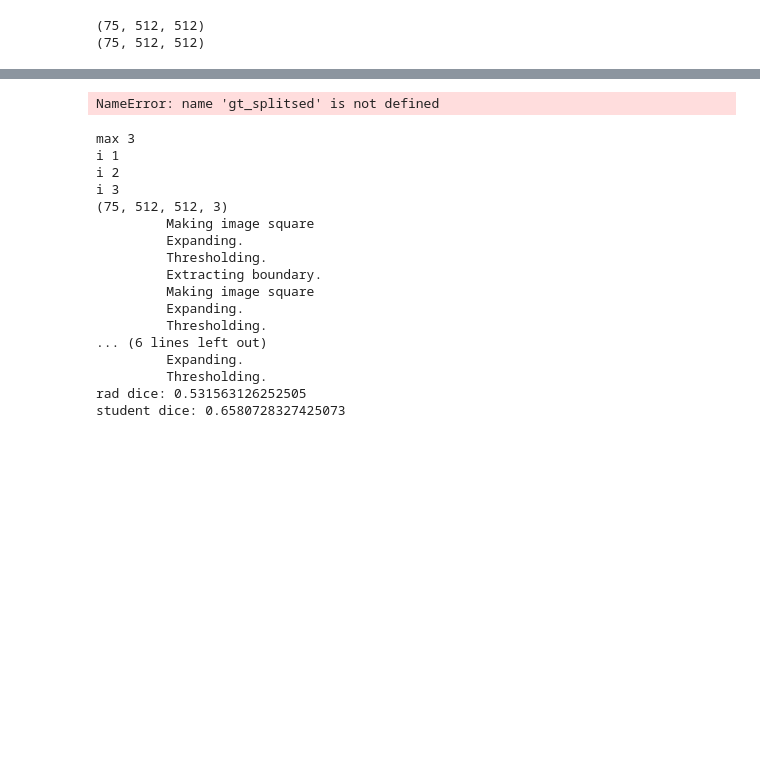
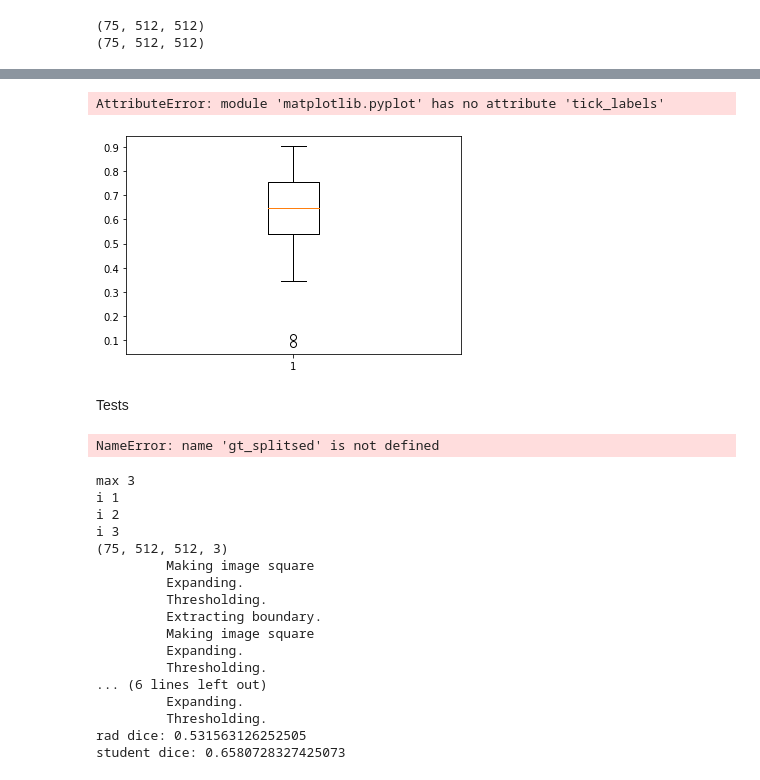
Before and after one commit to Samuel-van-Gurp/MEP, a Jupyter notebook: segmentation/nnUNet/segment_eval.ipynb, the cells around one changed output, grey strips where cells are left out. Saved outputs shown, nothing was run; the diff lists cells and outputs as text; code cells hidden in the pictures; blank space fills up the shorter version.

```diff
--- a/segmentation/nnUNet/segment_eval.ipynb
+++ b/segmentation/nnUNet/segment_eval.ipynb
@@ -367,3 +388,12 @@ def run_dice(segmentation_folder, gt_folder):
+# %%
+plt.boxplot(dice_scores)
+
+plt.show()
+# %% [output]
+AttributeError: module 'matplotlib.pyplot' has no attribute 'tick_labels'
+[figure, added]
+# %% [markdown]
+Tests
 # %%
 scan = sitk.ReadImage('C:/Users/korat/Desktop/MEP/Data/WORC_CRLM/CRLM-006/CRLM-006_CT/1/NIFTI/image.nii')
 gt = sitk.ReadImage('C:/Users/korat/Desktop/MEP/Data/nnUnet/task501_CRLM/labelTr/CRLM_002.nii')
```
Also changed, not shown: parts of 5 cells of this notebook, 1 other file.
